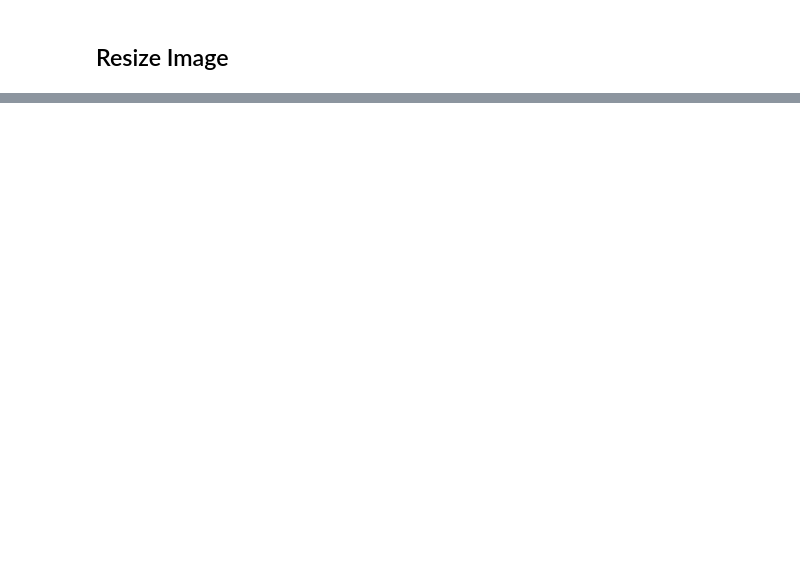
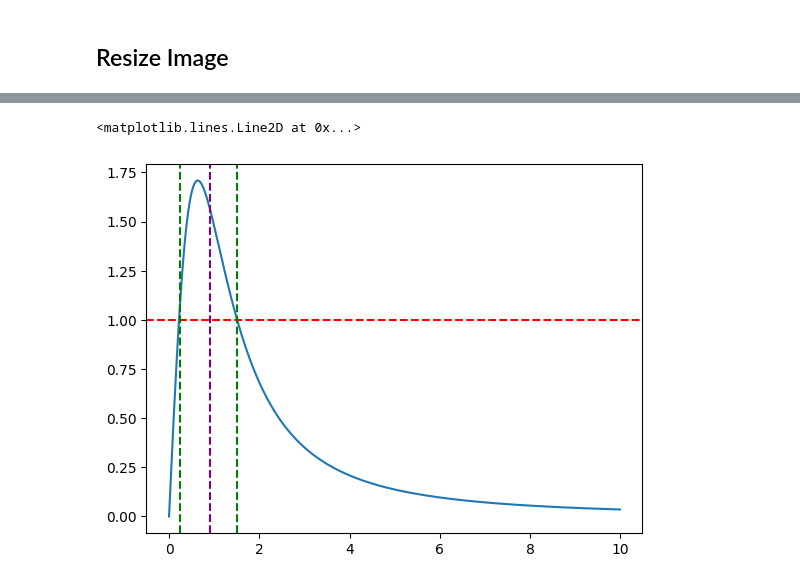
Before and after one commit to omarfarukof/Tutorials, a Jupyter notebook: Lectuer 1 Introduction & Images.ipynb, the cells around one changed output, grey strips where cells are left out. Drawn from its saved outputs; the diff is of its cells as text; code cells hidden in the pictures; blank space fills up the shorter version.

```diff
--- a/Lectuer 1 Introduction & Images.ipynb
+++ b/Lectuer 1 Introduction & Images.ipynb
@@ -98,0 +224,17 @@ True
+# %%
+# Plot for F at distance x
+a = 0.9
+e = 8.85*10**-12
+q = 2*10**-5
+# create a list of x values frm 0 to 10 with step 0.1
+x = np.arange( 0 , 10 , 0.01)
+f = q*q*x / ( 4 * np.pi * e * (( x**2 + a**2 )**(3/2)) )
+plt.plot(x , f)
+plt.axhline(y=1, color='red', linestyle='--', label='f = 1')
+plt.axvline(x=0.25, color='green', linestyle='--', label='x')
+plt.axvline(x=1.5, color='green', linestyle='--', label='x')
+
+plt.axvline(x=.9, color='purple', linestyle='--', label='x')
+# %% [output]
+<matplotlib.lines.Line2D at 0x...>
+[figure, added]
```
Also changed, not shown: parts of 46 cells of this notebook, 2 other files.
